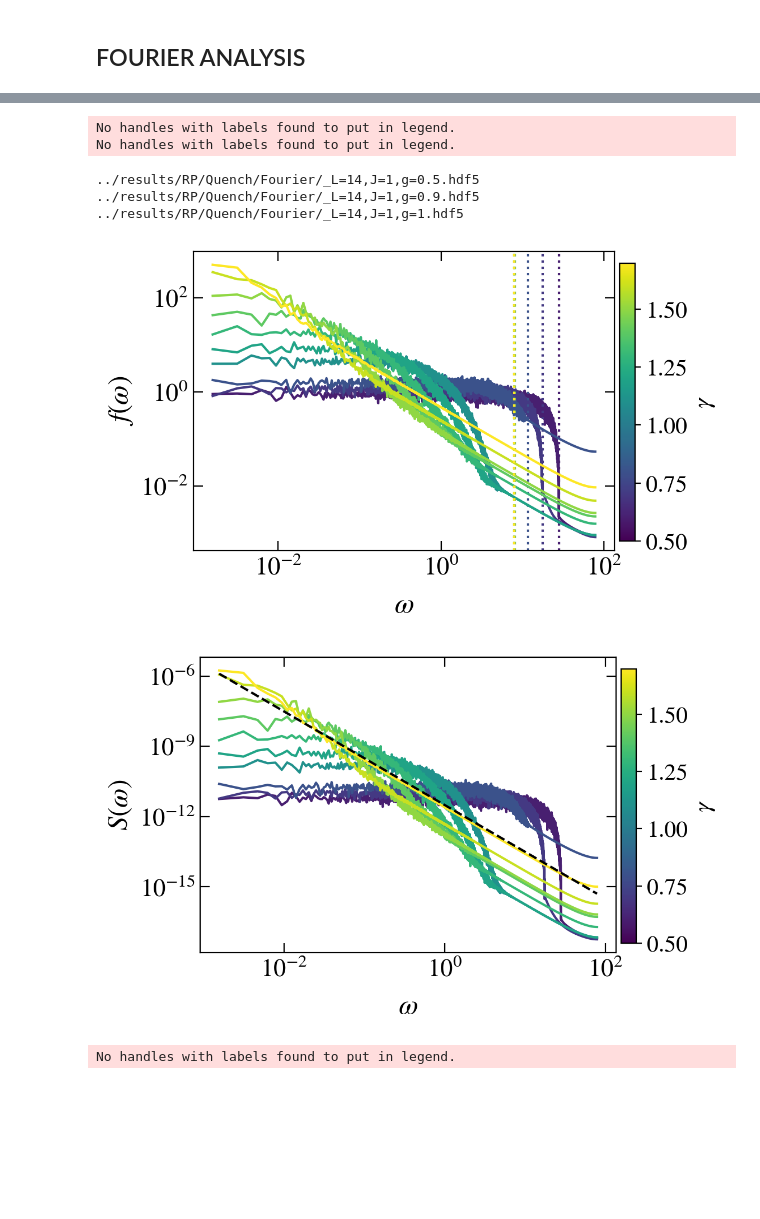
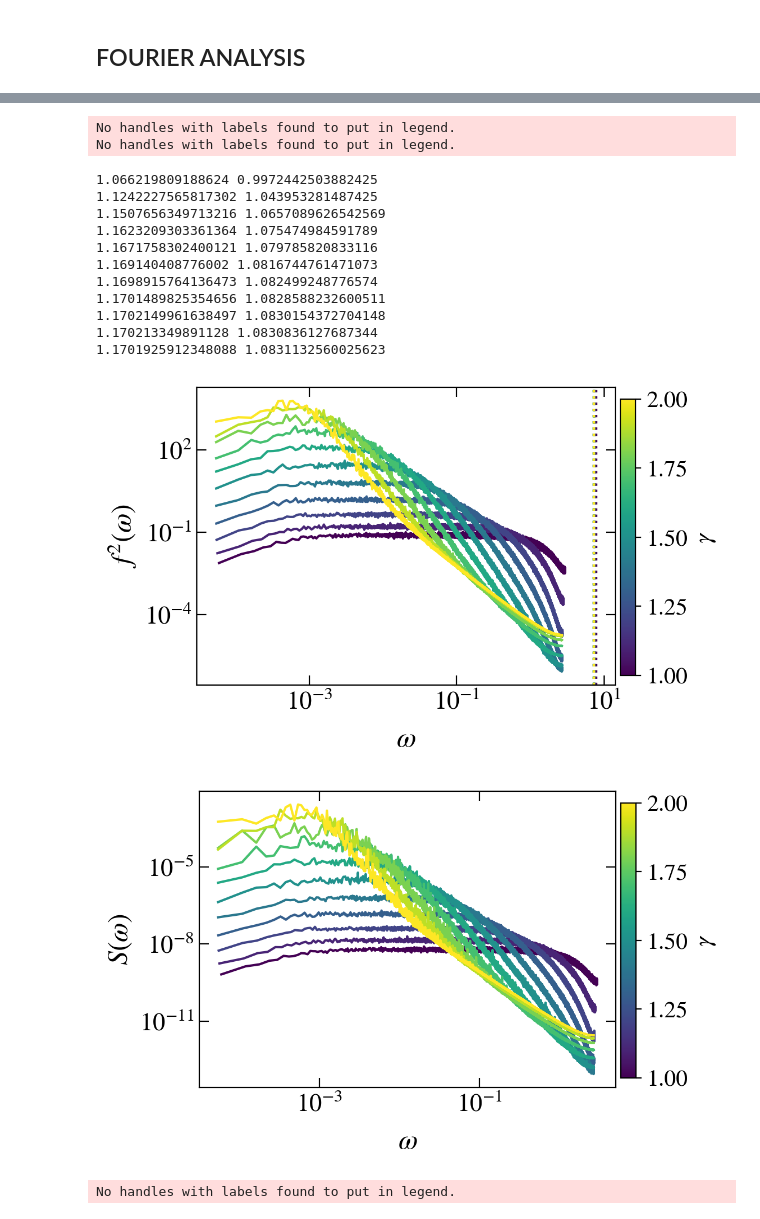
Before and after one commit to Rafal-Swietek/QHamSolver, a Jupyter notebook: Quadratic/Jupyter_Python/anomalous.ipynb, the cells around one changed output, grey strips where cells are left out. Cells and saved outputs as stored; diff of their text form; code cells hidden in the pictures; blank space fills up the shorter version.

```diff
--- a/Quadratic/Jupyter_Python/anomalous.ipynb
+++ b/Quadratic/Jupyter_Python/anomalous.ipynb
@@ -778,7 +916,7 @@ op=0
 modello = 'RP'
 prefix = base_dir(model=modello, d=DIM) + 'Quench/Fourier/'
 
-sizes = np.arange(8, 15, 1)
+sizes = np.arange(8, 14, 1)
 gammas = np.arange(0.0, 2.9, 0.1)
 
 DIM = 1
@@ -789,7 +927,7 @@ s_m = matplotlib.cm.ScalarMappable(cmap='jet', norm=matplotlib.colors.Normalize(
         vmax=max(sizes)))
 s_m.set_array([])
 
-gx = 1.5
+gx = 1.8
 for L in sizes:
     col = s_m.to_rgba(L)
     dim = 2**L
@@ -799,13 +937,16 @@ for L in sizes:
             times  = np.array(file.get('times'))
             print(times[1] - times[0], times.size)
             omegas  = 2 * np.pi * np.array(file.get('frequency'))[1:]
-            power_spectrum  = np.array(file.get('power spectrum'))[1:]
+            power_spectrum  = np.array(file.get('fourier series'))[1:]**2
+            # power_spectrum  = np.array(file.get('power spectrum'))[1:]
+            power_spectrum = power_spectrum# * dim**(2-gx)
             # print(omegas.shape, power_spectrum.shape)
             axis.plot(omegas, power_spectrum, color=col)
+axis.plot(omegas, _resc_(omegas, 1/omegas**2, power_spectrum), ls='--', color='k')
 # x = np.logspace(-0, 2.5, 100)
 # axis.plot(x, 0.01/x**1.4, ls='--', color='k')
 # axis.plot(x, 0.0025/x**1, ls='--', color='red')
 
-fig_help.set_plot_elements(axis, ylabel=r"$S(\omega)$", xlabel=r"$\omega$", font_size=16, set_legend=1, xscale='log', yscale='log')
+fig_help.set_plot_elements(axis, ylabel=r"$f^2(\omega)$", xlabel=r"$\omega$", font_size=16, set_legend=1, xscale='log', yscale='log')
 # %% [output]
 No handles with labels found to put in legend.
@@ -820,7 +1098,7 @@ No handles with labels found to put in legend.
 # %%
 colors_ls_cyc = itertools.cycle(colors_ls)
 
-L = 14
+L = 12
 w = 2
 J = 1
 g=0.2
@@ -829,7 +1107,7 @@ modello = 'RP'
 prefix = base_dir(model=modello, d=DIM) + 'Quench/Fourier/'
 
 sizes = np.arange(8, 15, 1)
-gammas = np.arange(0.5, 1.71, 0.1)
+gammas = np.arange(1.0, 2.1, 0.1)
 
 DIM = 1
 fig, axis = plt.subplots( nrows=1, ncols=1, figsize=(4.5,3.5), dpi = 200, sharex=False, sharey=False)
@@ -854,41 +1132,51 @@ for gx in gammas:
     if exists(name_out):
         with h5py.File(name_out, "r") as file:
             times  = np.array(file.get('times'))
+            print(times[-1] - times[-2], 1.25 * 2 * np.pi / bandwidth)
             omegas  = 2 * np.pi * np.array(file.get('frequency'))[1:]
-            fourier  = np.array(file.get('fourier series'))[1:] * dim
+            fourier  = (np.array(file.get('fourier series'))[1:] * dim)**2
             axis.plot(omegas, fourier, color=col)
             axis.axvline(x=bandwidth, color=col, ls=':')
 
             power  = np.array(file.get('power spectrum'))[1:]
             axis2.plot(omegas, power, color=col)
     else:
         print(name_out)
-axis2.plot(omegas, _resc_(omegas, 1/omegas**2, power), ls='--', color='k')
+# axis.plot(omegas, _resc_(omegas, 1/omegas**2, fourier), ls='--', color='k')
+# axis.plot(omegas, _resc_(omegas, 1/omegas**4, fourier)/100, ls='--', color='red')
 
 # x = np.logspace(-1, 1, 100)
 # # axis2.plot(x, 1e-10/x**4, ls='--', color='red')
 # axis2.plot(x, 0.003/x**1, ls='--', color='red')
 
 for fig in [fig, fig2]:
     fig.subplots_adjust(right=0.95)
     cbar_ax = fig.add_axes([0.96, 0.15, 0.03, 0.7])
     # fig.colorbar(im, cax=cbar_ax)
     cbar = fig.colorbar(s_m, cax=cbar_ax, aspect=1)
     cbar.set_label(r"$\gamma$", fontsize=16)
     cbar.ax.tick_params(labelsize=15)
 
     fig.subplots_adjust(wspace = 0.15, hspace=0.12)
 
-fig_help.set_plot_elements(axis, ylabel=r"$f(\omega)$", xlabel=r"$\omega$", font_size=16, set_legend=1, xscale='log', yscale='log')
+fig_help.set_plot_elements(axis, ylabel=r"$f^2(\omega)$", xlabel=r"$\omega$", font_size=16, set_legend=1, xscale='log', yscale='log')
 fig_help.set_plot_elements(axis2, ylabel=r"$S(\omega)$", xlabel=r"$\omega$", font_size=16, set_legend=1, xscale='log', yscale='log')
 # %% [output]
 No handles with labels found to put in legend.
 No handles with labels found to put in legend.
-../results/RP/Quench/Fourier/_L=14,J=1,g=0.5.hdf5
-../results/RP/Quench/Fourier/_L=14,J=1,g=0.9.hdf5
-../results/RP/Quench/Fourier/_L=14,J=1,g=1.hdf5
+1.066219809188624 0.9972442503882425
+1.1242227565817302 1.043953281487425
+1.1507656349713216 1.0657089626542569
+1.1623209303361364 1.075474984591789
+1.1671758302400121 1.079785820833116
+1.169140408776002 1.0816744761471073
+1.1698915764136473 1.082499248776574
+1.1701489825354656 1.0828588232600511
+1.1702149961638497 1.0830154372704148
+1.170213349891128 1.0830836127687344
+1.1701925912348088 1.0831132560025623
-[figure, old version]
+[figure, new version]
-[figure, old version]
+[figure, new version]
 # %%
 colors_ls_cyc = itertools.cycle(colors_ls)
 
```
Also changed, not shown: parts of 8 cells of this notebook, 1 other file.
